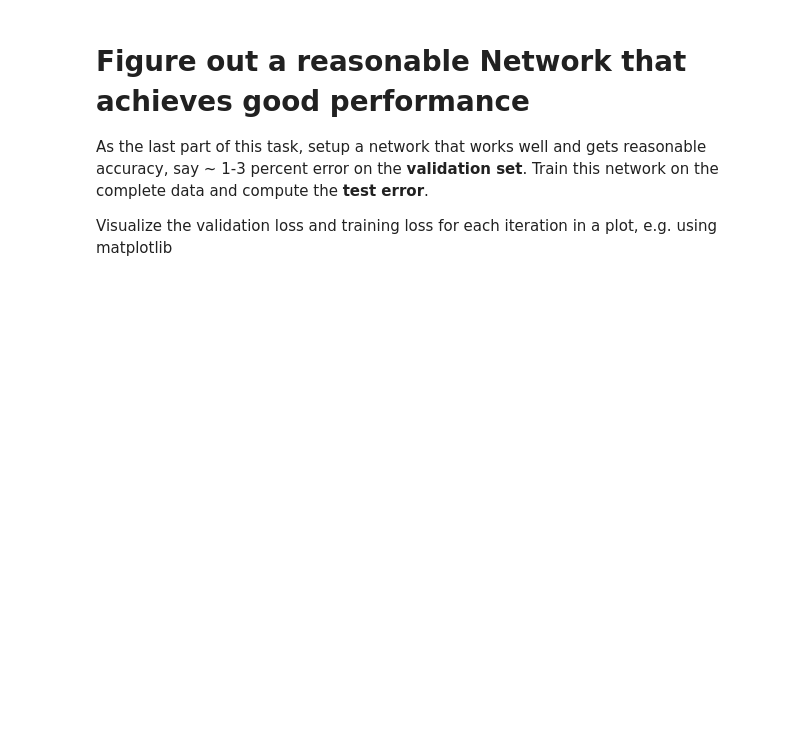
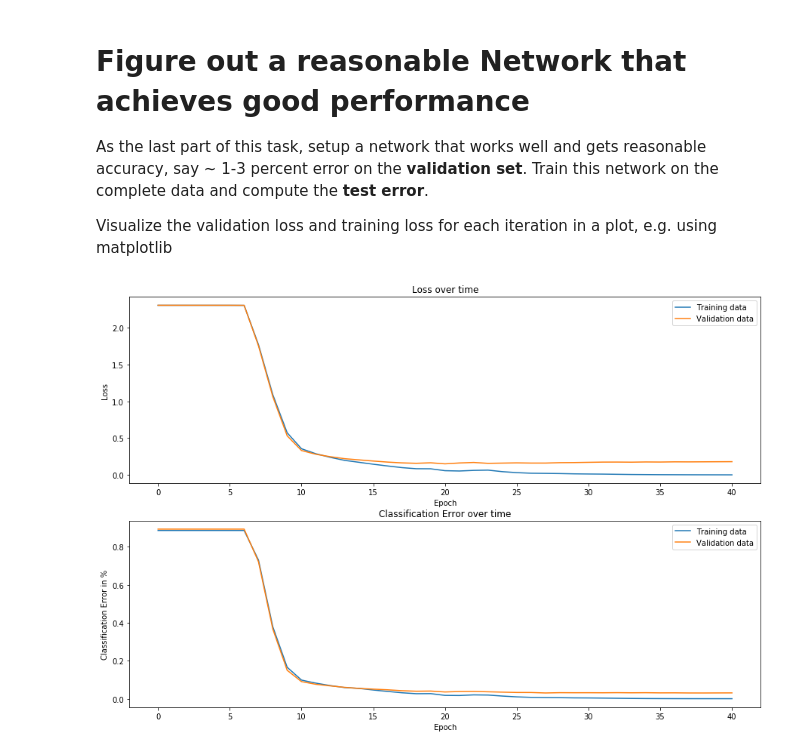
Before and after one commit to rturon/dl-lab-2018, a Jupyter notebook: exercise1/exercise_1.ipynb, the cells around one changed output. Drawn from its saved outputs; the diff is of its cells as text; code cells hidden in the pictures; blank space fills up the shorter version.

```diff
--- a/exercise1/exercise_1.ipynb
+++ b/exercise1/exercise_1.ipynb
@@ -751,0 +855,12 @@ Duration: 2.6s
+# %%
+std_init = 0.1
+batchsize = 128
+weight_decay = 0
+learning_rate = 0.1
+learning_alg = 'sgd'
+
+num_units_fl = [500,2000]
+num_units_sl = [200,1000]
+num_units_tl = [200,1000]
+
+num_epochs = 30
@@ -751,0 +1029,4 @@ Duration: 2.6s
+# %%
+train_results = test_network(X_train, y_train, X_valid, y_valid,
+                                 [2000,1000,1000],0.1, 0.1,
+                                 0, 'sgd', 128, 2)
@@ -755,3 +1463,29 @@ As the last part of this task, setup a network that works well and gets reasonab
 Train this network on the complete data and compute the **test error**.
 
 Visualize the validation loss and training loss for each iteration in a plot, e.g. using matplotlib
+# %%
+# define function to plot train and validation loss
+def plot_training(results, figsize=(15,10)):
+    """ plots loss and error during training """
+    plt.figure(figsize=figsize)
+    # plot the loss
+    plt.subplot(2,1,1)
+    plt.title('Loss over time')
+    plt.plot(results[0][0], label='Training data')
+    plt.plot(results[1][0], label='Validation data')
+    plt.xlabel('Epoch')
+    plt.ylabel('Loss')
+    plt.legend()
+    # plot the error
+    plt.subplot(2,1,2)
+    plt.title('Classification Error over time')
+    plt.plot(results[0][1], label='Training data')
+    plt.plot(results[1][1], label='Validation data')
+    plt.xlabel('Epoch')
+    plt.ylabel('Classification Error in %')
+    # legend
+    plt.legend()
+# %%
+plot_training(train_results)
+# %% [output]
+[figure, added]
```
Also changed, not shown: parts of 12 cells of this notebook.
